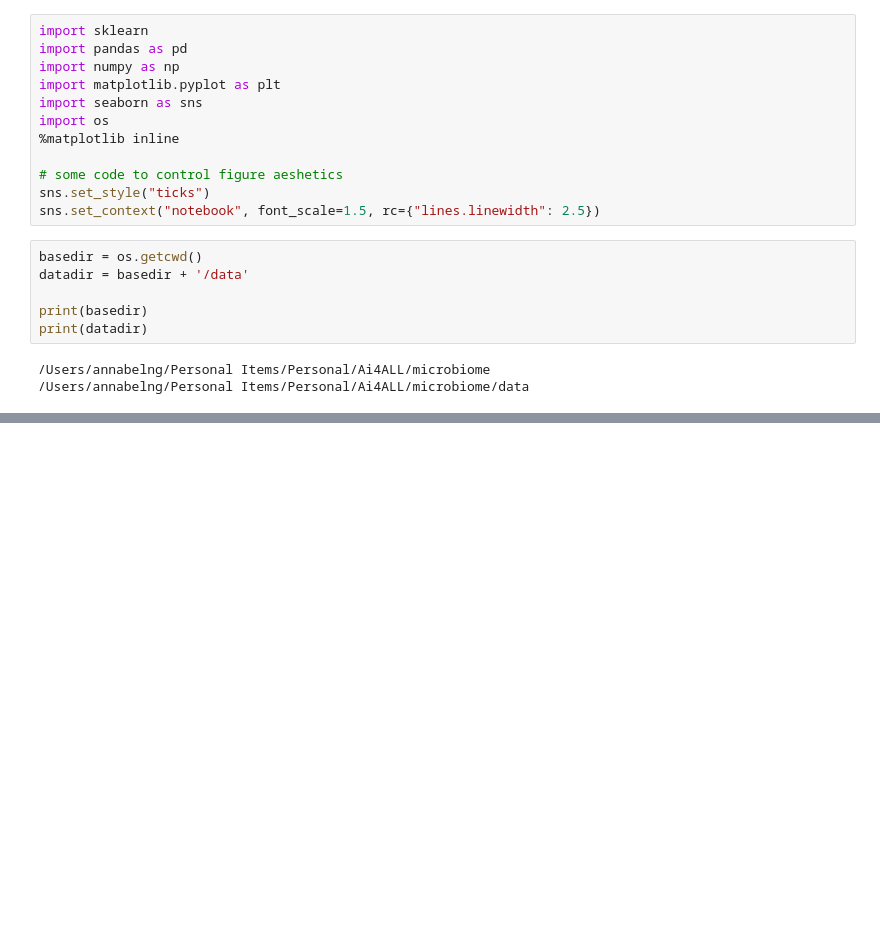
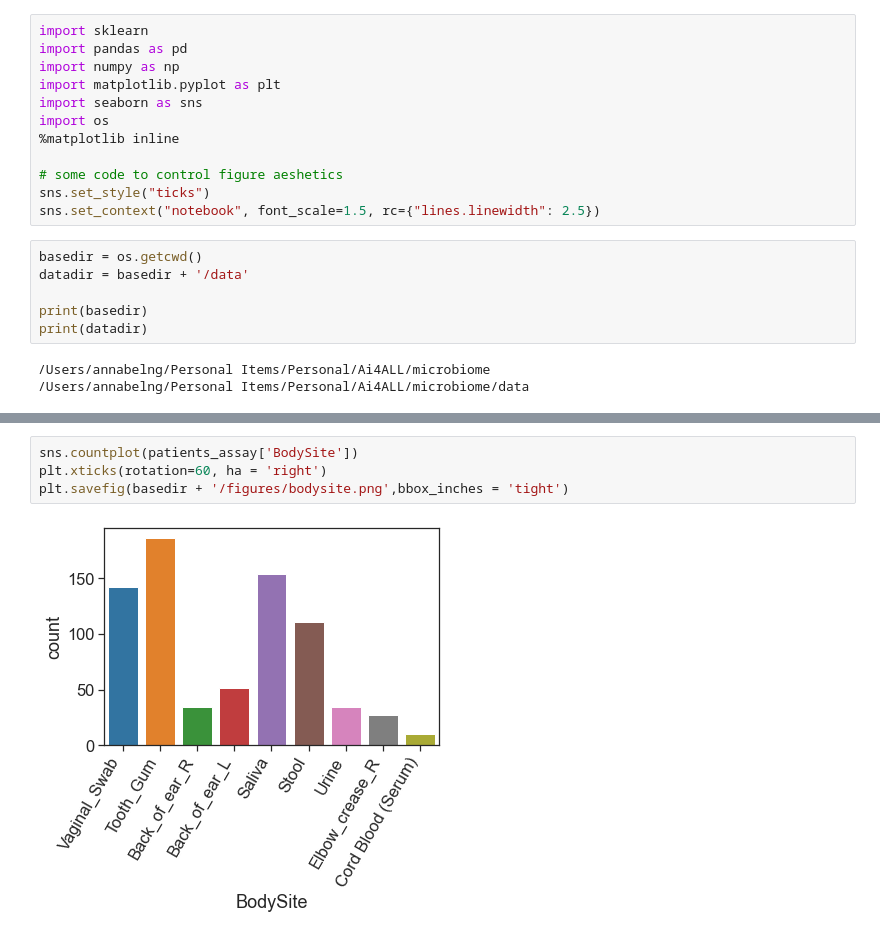
Before and after one commit to annabelng/microbiome, a Jupyter notebook: Preprocessing.ipynb, the cells around one changed output, grey strips where cells are left out. Cells and saved outputs as stored; diff of their text form; blank space fills up the shorter version.

```diff
--- a/Preprocessing.ipynb
+++ b/Preprocessing.ipynb
@@ -33,0 +211,6 @@ patients_assay = pd.read_csv(datadir + '/patients_assay.csv')
+# %%
+sns.countplot(patients_assay['BodySite'])
+plt.xticks(rotation=60, ha = 'right')
+plt.savefig(basedir + '/figures/bodysite.png',bbox_inches = 'tight')
+# %% [output]
+[figure, added]
```
Also changed, not shown: parts of 19 cells of this notebook.
